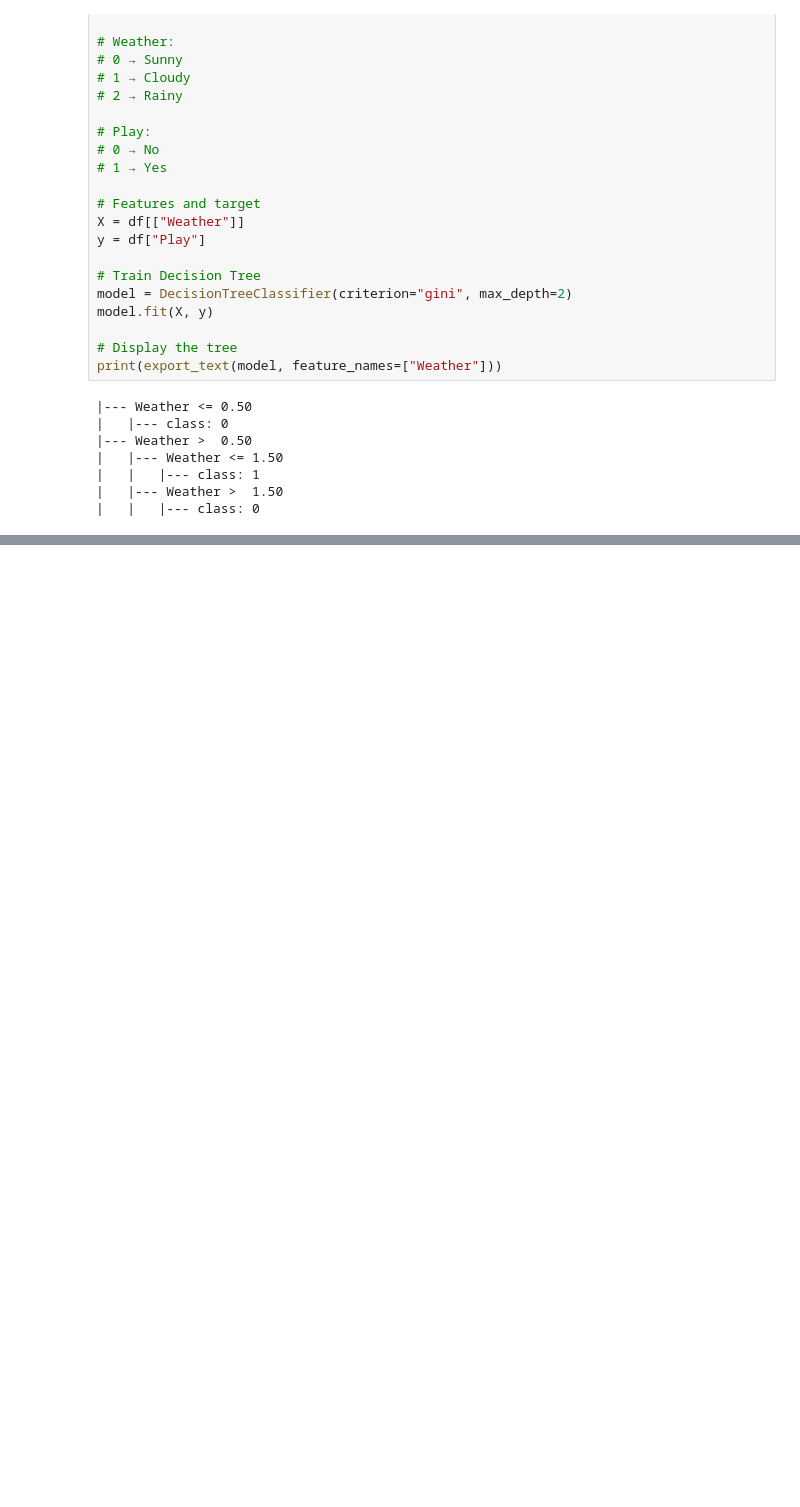
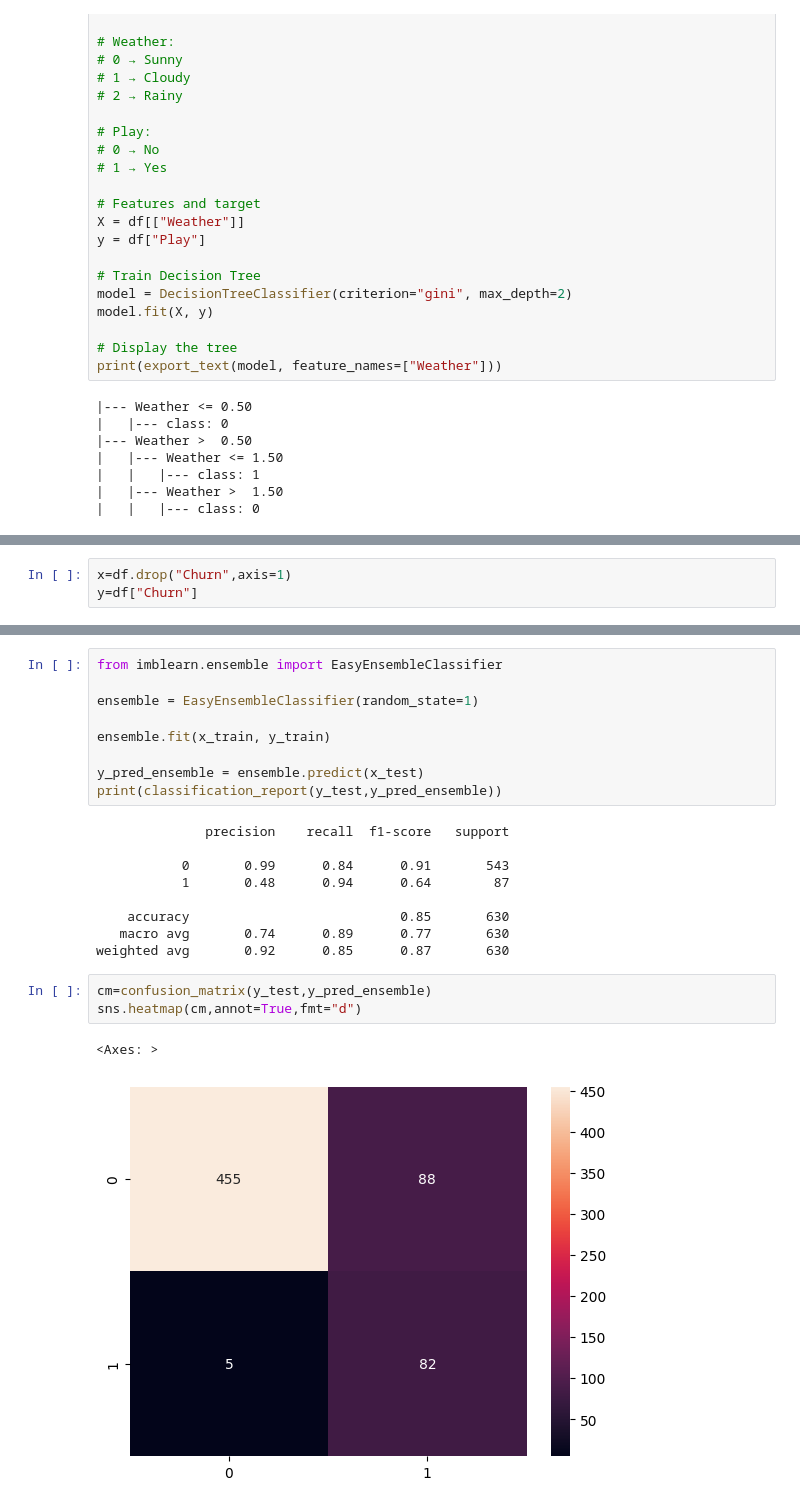
Before and after one commit to ThirumaleshV/AIE, a Jupyter notebook: ML/_2_Supervised_classification.ipynb, the cells around one changed output, grey strips where cells are left out. Saved outputs shown, nothing was run; the diff lists cells and outputs as text; blank space fills up the shorter version.

```diff
--- a/ML/_2_Supervised_classification.ipynb
+++ b/ML/_2_Supervised_classification.ipynb
@@ -2106,0 +2374,3 @@ print(export_text(model, feature_names=["Weather"]))
+# %%
+x=df.drop("Churn",axis=1)
+y=df["Churn"]
@@ -2106,0 +2548,24 @@ print(export_text(model, feature_names=["Weather"]))
+# %%
+from imblearn.ensemble import EasyEnsembleClassifier
+
+ensemble = EasyEnsembleClassifier(random_state=1)
+
+ensemble.fit(x_train, y_train)
+
+y_pred_ensemble = ensemble.predict(x_test)
+print(classification_report(y_test,y_pred_ensemble))
+# %% [output]
+              precision    recall  f1-score   support
+
+           0       0.99      0.84      0.91       543
+           1       0.48      0.94      0.64        87
+
+    accuracy                           0.85       630
+   macro avg       0.74      0.89      0.77       630
+weighted avg       0.92      0.85      0.87       630
+# %%
+cm=confusion_matrix(y_test,y_pred_ensemble)
+sns.heatmap(cm,annot=True,fmt="d")
+# %% [output]
+<Axes: >
+[figure, added]
```
Also changed, not shown: parts of 30 cells of this notebook.
